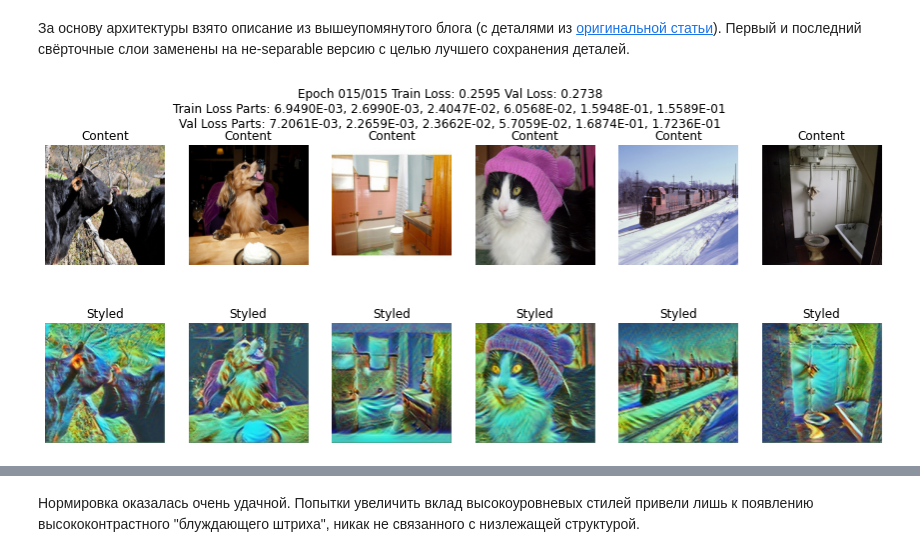
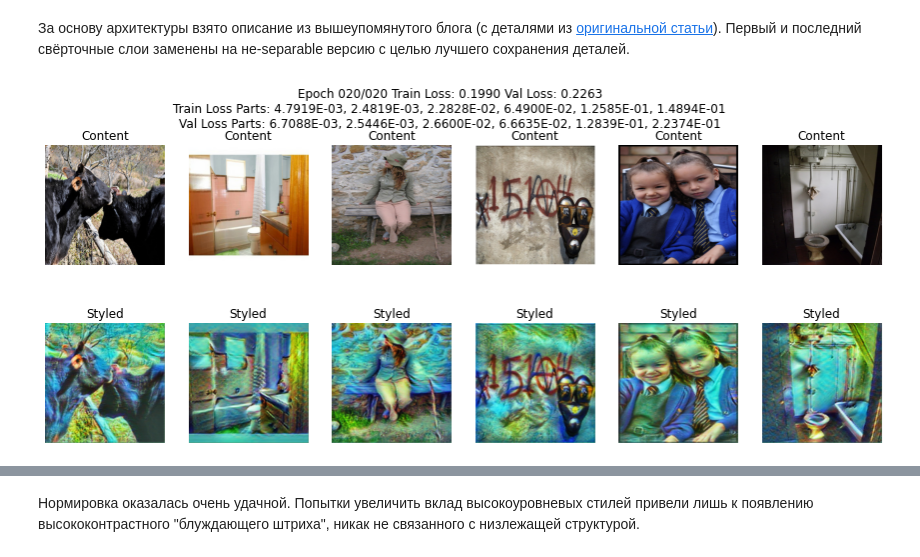
Before and after one commit to ettavolt/vkBasalt, a Jupyter notebook: vk-aist.ipynb, the cells around one changed output, grey strips where cells are left out. Saved outputs shown, nothing was run; the diff lists cells and outputs as text; code cells hidden in the pictures.

```diff
--- a/vk-aist.ipynb
+++ b/vk-aist.ipynb
@@ -546,13 +550,14 @@ class StyleTransferFast(nn.Module):
     def forward(self, x):
         return self.layers(x)
 # %%
-fast_learner = Learner(StyleTransferFast(), train_idx=tr[0:500], val_idx=val[0:12])
+fast_learner = Learner(StyleTransferFast3(), train_idx=tr[0:500], val_idx=val[0:12], name="StyleTransferFast3")
 # %%
-fast_learner.style_to_content = 4E-1
-fast_learner.epochs = 15
+# load_epoch(fast_learner, 20)
+fast_learner.style_to_content = 30E-2
+fast_learner.epochs = 20
 learn_style(fast_learner, style_image)
 # fast_learner.style_gram_coefs[3].mul_(2)
 # fast_learner.style_gram_coefs[4].mul_(2)
 train(fast_learner, 2E-2)
 # %% [output]
-[figure, old version]
+[figure, new version]
```
Also changed, not shown: parts of 6 cells of this notebook, 3 other files.
